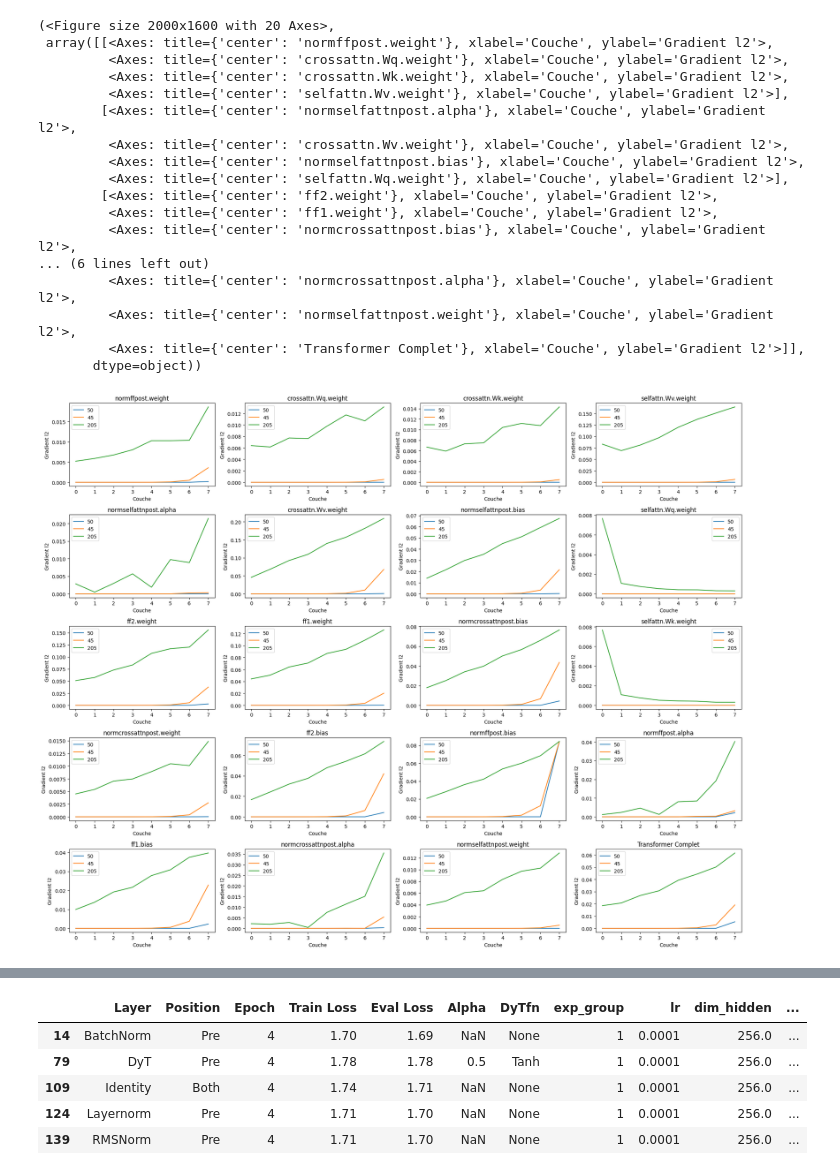
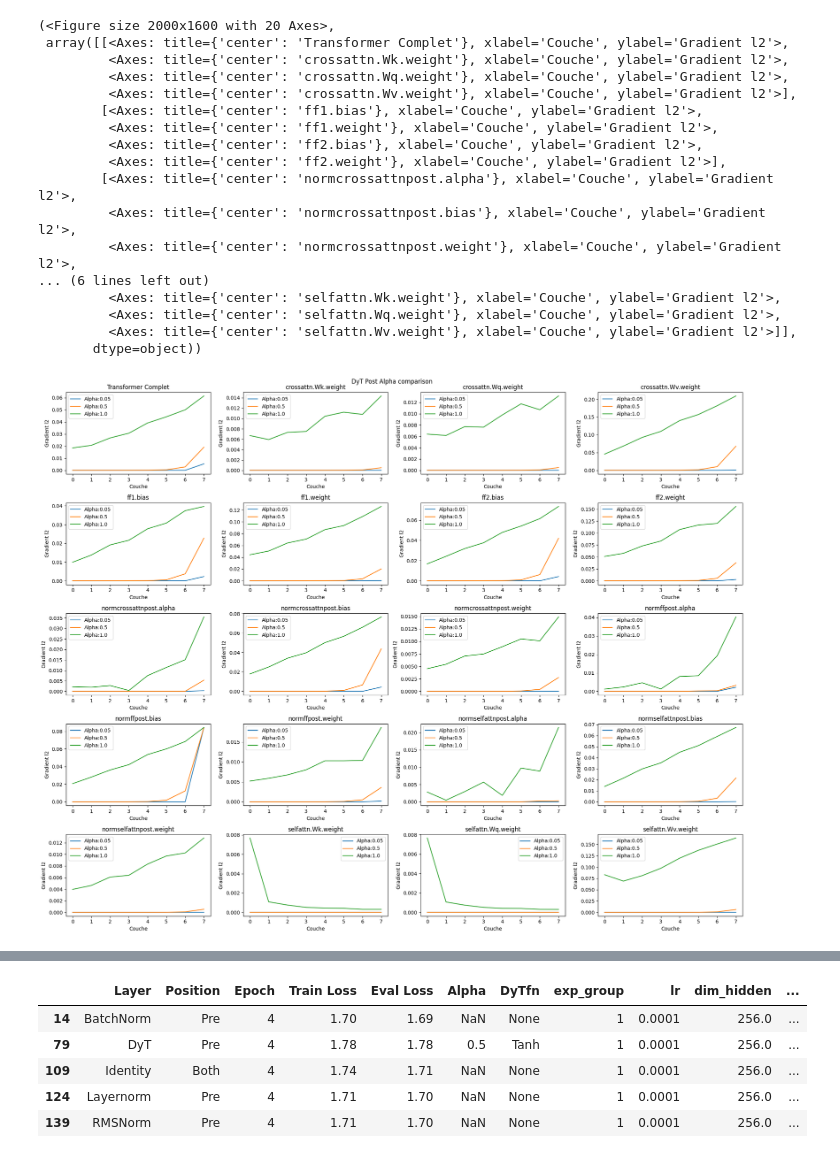
Before and after one commit to 1t1n1/TransformersWithoutNorm, a Jupyter notebook: analysis_gaetan.ipynb, the cells around one changed output, grey strips where cells are left out. Saved outputs shown, nothing was run; the diff lists cells and outputs as text; code cells hidden in the pictures.

```diff
--- a/analysis_gaetan.ipynb
+++ b/analysis_gaetan.ipynb
@@ -128,7 +128,7 @@ def plot_multiple_grads(df, name="", name_fn=lambda row: row[0], ncols=4, figsiz
     keys = set()
     for grad in df["grads"]:
         keys.update(grad.keys())
-    fig, axes =  make_fig_axes(name=name, ncols=ncols, nrows=int(math.ceil(len(keys)/ncols)), figsize=figsize)
+    fig, axes =  make_fig_axes(name=name, ncols=ncols, nrows=int(math.ceil((len(keys)+1)/ncols)), figsize=figsize)
     grads = []
     for grad in df["grads"]:
         grad = copy.deepcopy(grad)
@@ -154,7 +154,7 @@ def plot_grads(grads, fig=None, axes=None, legend=None):
     if fig is None or axes is None:
         fig, axes = make_fig_axes()
     nrows, ncols = axes.shape
-    for i, key in enumerate(model_sections):
+    for i, key in enumerate(sorted(model_sections)):
         if grads[key] is None:
             continue
         ax = axes[i // ncols, i % ncols]
@@ -187,26 +187,30 @@ cols = ["Layer","Position","Epoch","Train Loss","Eval Loss","Alpha","DyTfn","exp
 df = pd.DataFrame(data, columns=cols)
 df.to_csv("out.csv", index=False)
 # %%
-plot_multiple_grads(df.loc[df.query("Epoch==0 & exp_group!=2 & Position=='Post' & DyTfn=='Tanh'").groupby(["Alpha", "DyTfn"])['Eval Loss'].idxmin()])
+plot_multiple_grads(
+    df.loc[df.query("Epoch==0 & exp_group!=2 & Position=='Post' & DyTfn=='Tanh'").groupby(["Alpha", "DyTfn"])['Eval Loss'].idxmin()],
+    name="DyT Post Alpha comparison",
+    name_fn=lambda x: f"Alpha:{x[1]["Alpha"]}"
+)
 # %% [output]
 (<Figure size 2000x1600 with 20 Axes>,
- array([[<Axes: title={'center': 'normffpost.weight'}, xlabel='Couche', ylabel='Gradient l2'>,
+ array([[<Axes: title={'center': 'Transformer Complet'}, xlabel='Couche', ylabel='Gradient l2'>,
+         <Axes: title={'center': 'crossattn.Wk.weight'}, xlabel='Couche', ylabel='Gradient l2'>,
          <Axes: title={'center': 'crossattn.Wq.weight'}, xlabel='Couche', ylabel='Gradient l2'>,
-         <Axes: title={'center': 'crossattn.Wk.weight'}, xlabel='Couche', ylabel='Gradient l2'>,
-         <Axes: title={'center': 'selfattn.Wv.weight'}, xlabel='Couche', ylabel='Gradient l2'>],
-        [<Axes: title={'center': 'normselfattnpost.alpha'}, xlabel='Couche', ylabel='Gradient l2'>,
-         <Axes: title={'center': 'crossattn.Wv.weight'}, xlabel='Couche', ylabel='Gradient l2'>,
-         <Axes: title={'center': 'normselfattnpost.bias'}, xlabel='Couche', ylabel='Gradient l2'>,
-         <Axes: title={'center': 'selfattn.Wq.weight'}, xlabel='Couche', ylabel='Gradient l2'>],
-        [<Axes: title={'center': 'ff2.weight'}, xlabel='Couche', ylabel='Gradient l2'>,
+         <Axes: title={'center': 'crossattn.Wv.weight'}, xlabel='Couche', ylabel='Gradient l2'>],
+        [<Axes: title={'center': 'ff1.bias'}, xlabel='Couche', ylabel='Gradient l2'>,
          <Axes: title={'center': 'ff1.weight'}, xlabel='Couche', ylabel='Gradient l2'>,
+         <Axes: title={'center': 'ff2.bias'}, xlabel='Couche', ylabel='Gradient l2'>,
+         <Axes: title={'center': 'ff2.weight'}, xlabel='Couche', ylabel='Gradient l2'>],
+        [<Axes: title={'center': 'normcrossattnpost.alpha'}, xlabel='Couche', ylabel='Gradient l2'>,
          <Axes: title={'center': 'normcrossattnpost.bias'}, xlabel='Couche', ylabel='Gradient l2'>,
+         <Axes: title={'center': 'normcrossattnpost.weight'}, xlabel='Couche', ylabel='Gradient l2'>,
 ... (6 lines left out)
-         <Axes: title={'center': 'normcrossattnpost.alpha'}, xlabel='Couche', ylabel='Gradient l2'>,
-         <Axes: title={'center': 'normselfattnpost.weight'}, xlabel='Couche', ylabel='Gradient l2'>,
-         <Axes: title={'center': 'Transformer Complet'}, xlabel='Couche', ylabel='Gradient l2'>]],
+         <Axes: title={'center': 'selfattn.Wk.weight'}, xlabel='Couche', ylabel='Gradient l2'>,
+         <Axes: title={'center': 'selfattn.Wq.weight'}, xlabel='Couche', ylabel='Gradient l2'>,
+         <Axes: title={'center': 'selfattn.Wv.weight'}, xlabel='Couche', ylabel='Gradient l2'>]],
        dtype=object))
-[figure, old version]
+[figure, new version]
 # %%
 fig, axes = plot_multiple_grads(df.iloc[:5], name="BatchNorm Both across Epochs",name_fn=lambda x: f"Epochs:{x[1]["Epoch"]}")
 plt.show()
```
Also changed, not shown: parts of 3 cells of this notebook.
